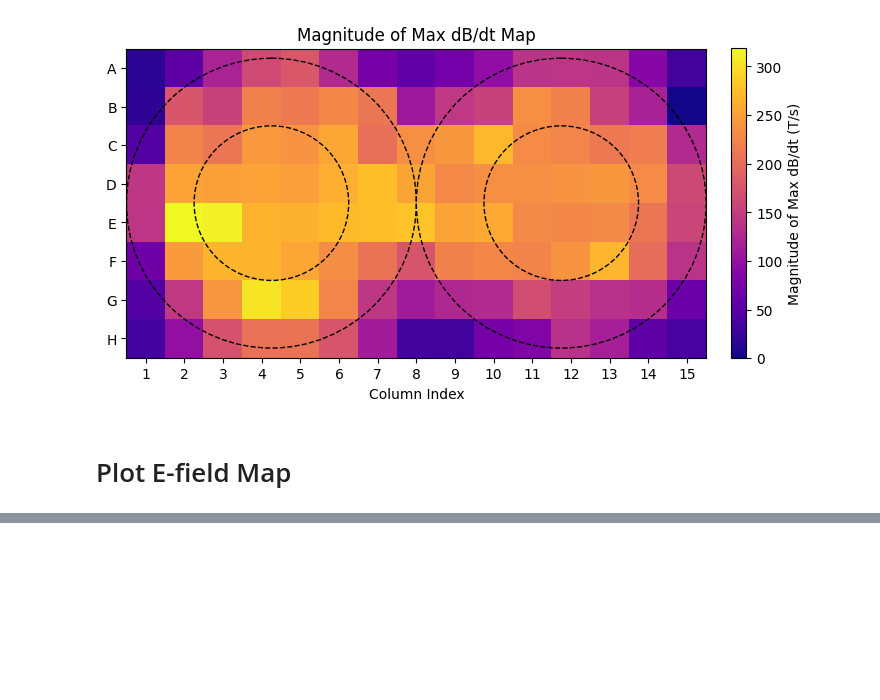
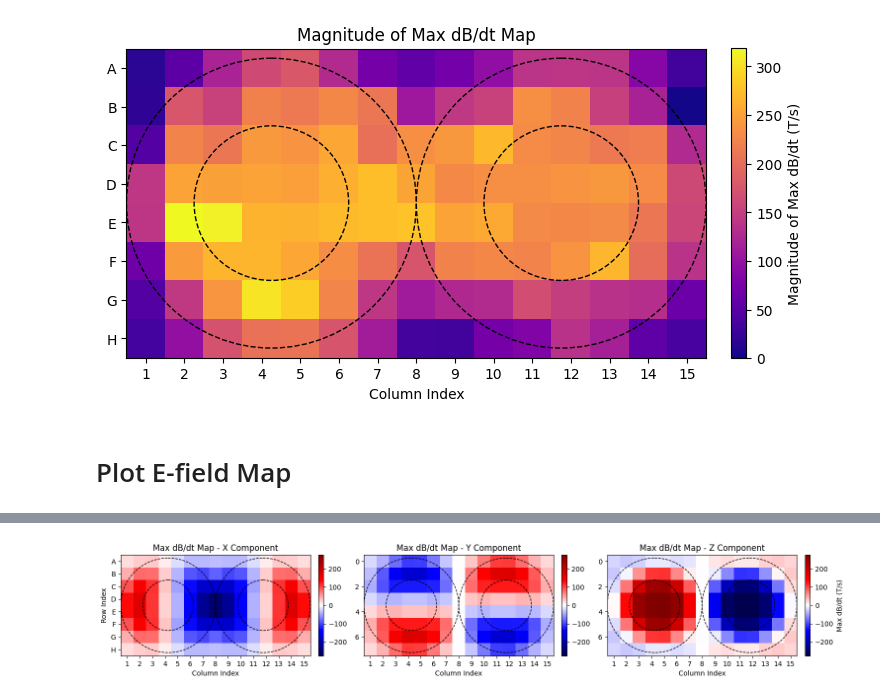
Before and after one commit to mLapatrie/TMS, a Jupyter notebook: data_processing/plot_Efield_map.ipynb, the cells around one changed output, grey strips where cells are left out. Drawn from its saved outputs; the diff is of its cells as text; code cells hidden in the pictures; blank space fills up the shorter version.

```diff
--- a/data_processing/plot_Efield_map.ipynb
+++ b/data_processing/plot_Efield_map.ipynb
@@ -161,0 +394,35 @@ plt.show()
+# %%
+
+fig, axes = plt.subplots(1, 3, figsize=(18, 6))
+
+absolute_max_model = np.max(np.abs(dB_dt_model))
+
+y_center = 3.5
+x_left = 3.25
+x_right = 10.75
+r_out = 3.75
+r_in = 2.0
+
+components = ['x', 'y', 'z']
+for i, component in enumerate(components):
+    axes[i].imshow(dB_dt_model[i], cmap='seismic', vmin=-absolute_max_model, vmax=absolute_max_model, origin="upper")
+    axes[i].set_title(f'Max dB/dt Map - {component.capitalize()} Component')
+    axes[i].set_xlabel('Column Index')
+    axes[i].set_xticks(ticks=np.arange(15), labels=np.arange(1, 16))
+    # add colorbar
+    cbar = plt.colorbar(axes[i].imshow(dB_dt_model[i], cmap='seismic', vmin=-absolute_max_model, vmax=absolute_max_model), ax=axes[i], fraction=0.025, pad=0.04)
+
+    axes[i].add_patch(Circle((x_left, y_center), r_out, fill=False, color='black', linewidth=1, linestyle='--'))
+    axes[i].add_patch(Circle((x_left, y_center), r_in, fill=False, color='black', linewidth=1, linestyle='--'))
+
+    axes[i].add_patch(Circle((x_right, y_center), r_out, fill=False, color='black', linewidth=1, linestyle='--'))
+    axes[i].add_patch(Circle((x_right, y_center), r_in, fill=False, color='black', linewidth=1, linestyle='--'))
+
+cbar.set_label('Max dB/dt (T/s)')
+
+axes[0].set_yticks(ticks=np.arange(len(rows)), labels=rows)
+axes[0].set_ylabel('Row Index')
+
+plt.show()
+# %% [output]
+[figure, added]
```
Also changed, not shown: parts of 16 cells of this notebook, 15 other files.
